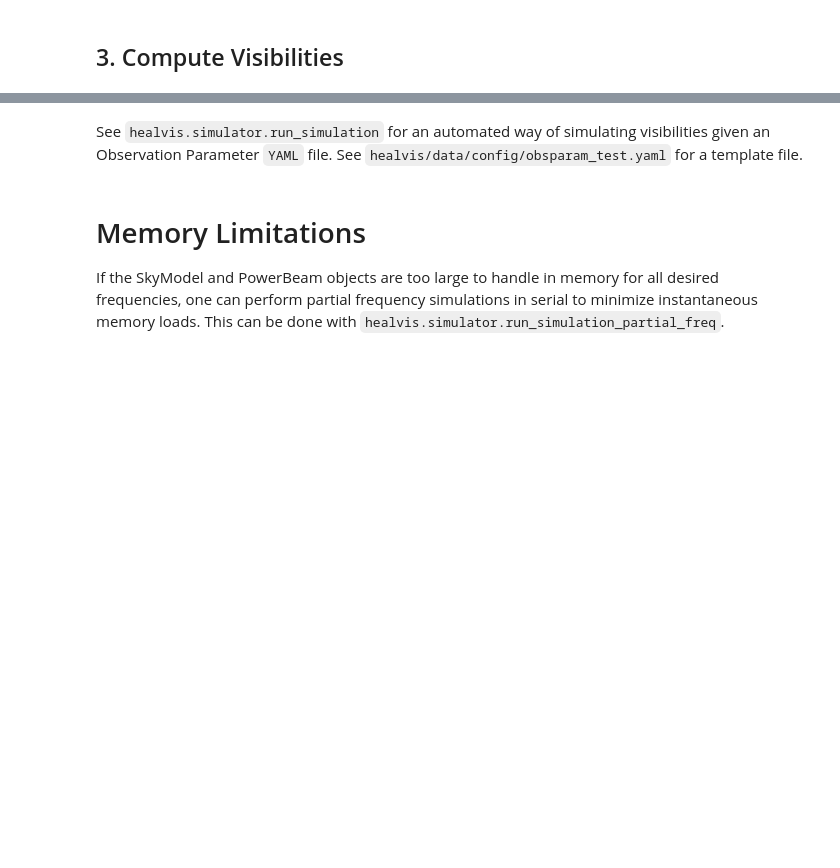
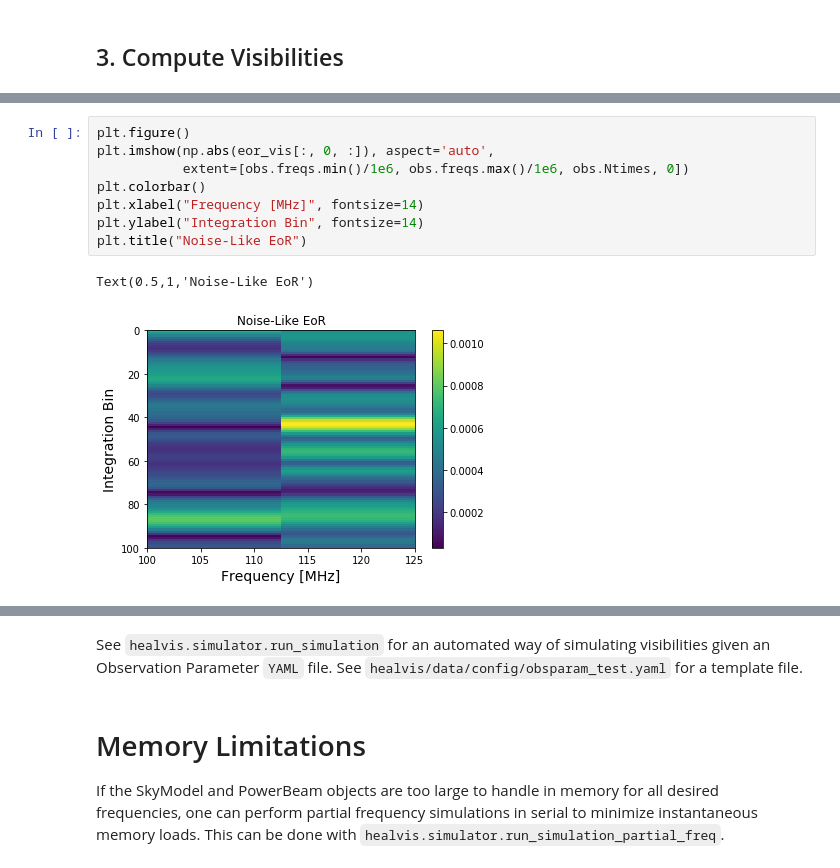
Before and after one commit to rasg-affiliates/healvis, a Jupyter notebook: notebooks/running_healvis.ipynb, the cells around one changed output, grey strips where cells are left out. Cells and saved outputs as stored; diff of their text form; blank space fills up the shorter version.

```diff
--- a/notebooks/running_healvis.ipynb
+++ b/notebooks/running_healvis.ipynb
@@ -82,0 +110,11 @@ Wall time: 4.64 s
+# %%
+plt.figure()
+plt.imshow(np.abs(eor_vis[:, 0, :]), aspect='auto',
+           extent=[obs.freqs.min()/1e6, obs.freqs.max()/1e6, obs.Ntimes, 0])
+plt.colorbar()
+plt.xlabel("Frequency [MHz]", fontsize=14)
+plt.ylabel("Integration Bin", fontsize=14)
+plt.title("Noise-Like EoR")
+# %% [output]
+Text(0.5,1,'Noise-Like EoR')
+[figure, added]
```
Also changed, not shown: parts of 12 cells of this notebook, 1 other file.
